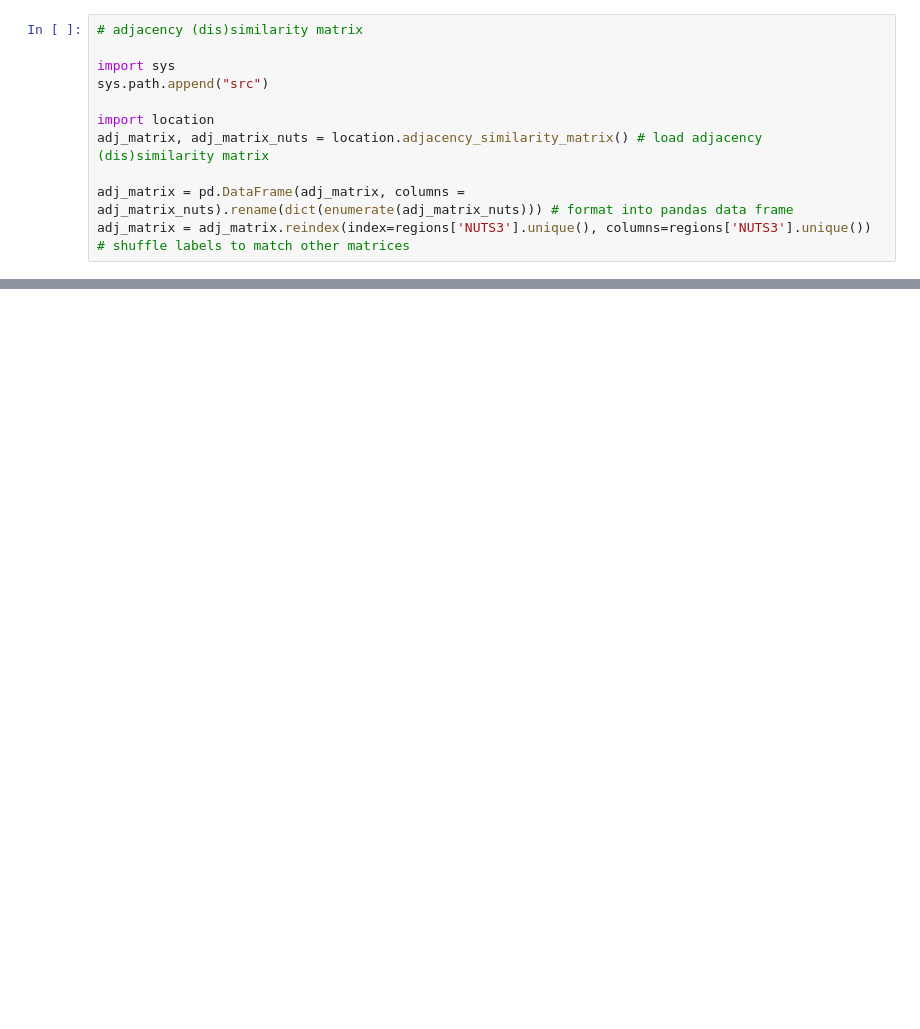
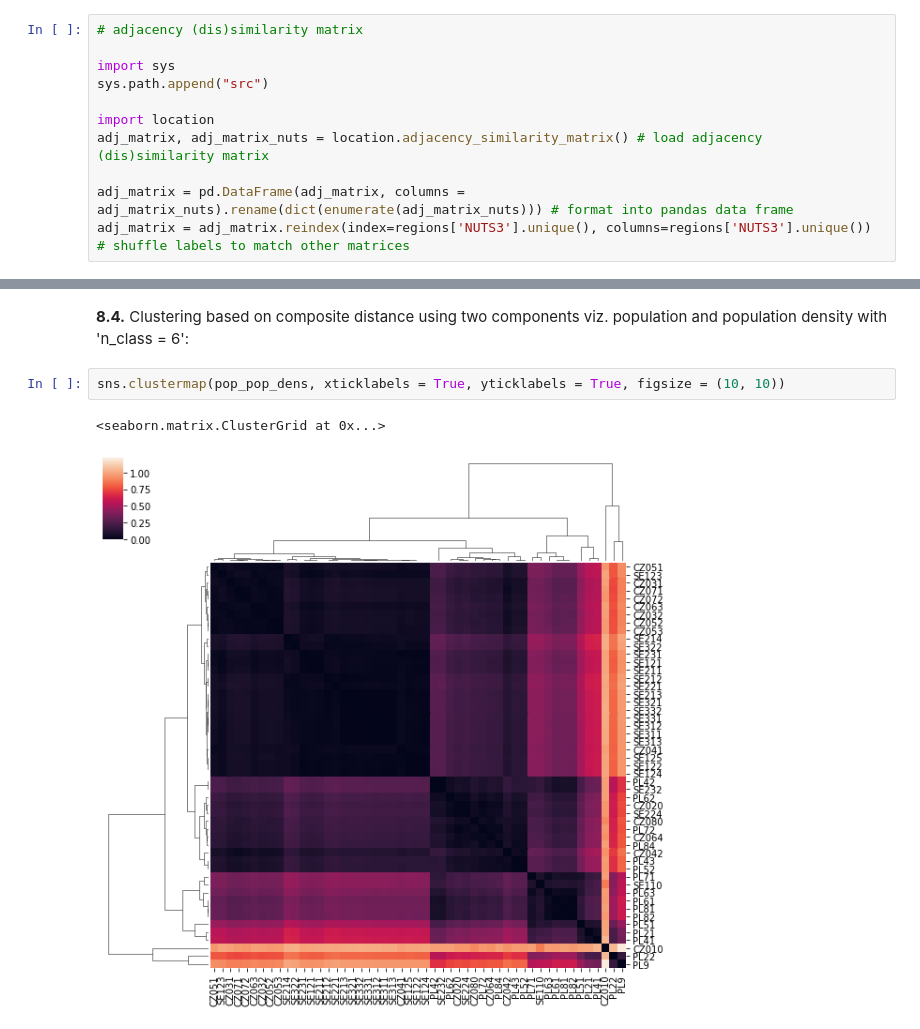
Before and after one commit to martinbenes1996/732A76, a Jupyter notebook: Clustering.ipynb, the cells around one changed output, grey strips where cells are left out. Saved outputs shown, nothing was run; the diff lists cells and outputs as text; blank space fills up the shorter version.

```diff
--- a/Clustering.ipynb
+++ b/Clustering.ipynb
@@ -96,0 +174,7 @@ composite_distance
+# %% [markdown]
+**8.4.** Clustering based on composite distance using two components viz. population and population density with 'n_class = 6':
+# %%
+sns.clustermap(pop_pop_dens, xticklabels = True, yticklabels = True, figsize = (10, 10))
+# %% [output]
+<seaborn.matrix.ClusterGrid at 0x...>
+[figure, added]
```
Also changed, not shown: parts of 33 cells of this notebook, 17 other files.
